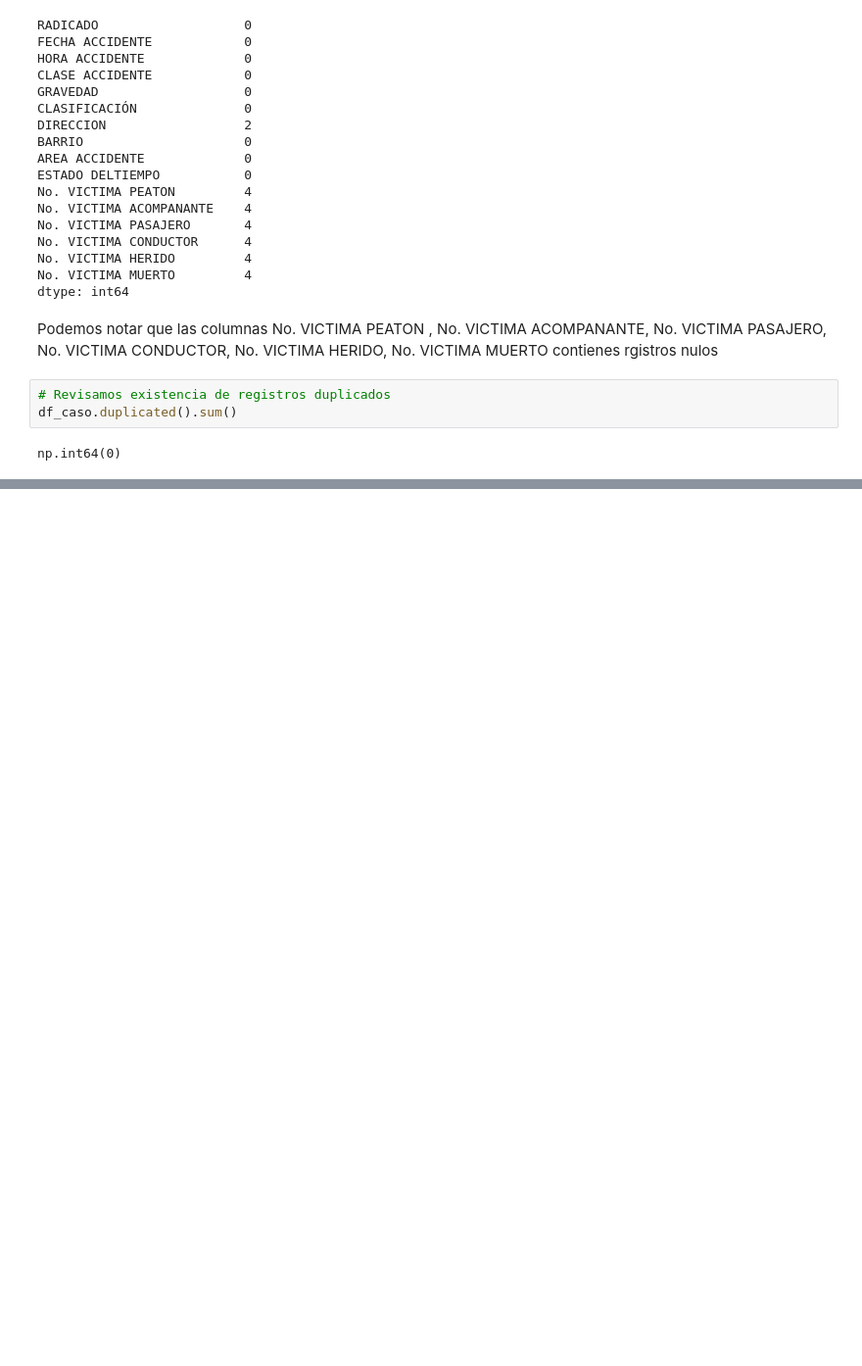
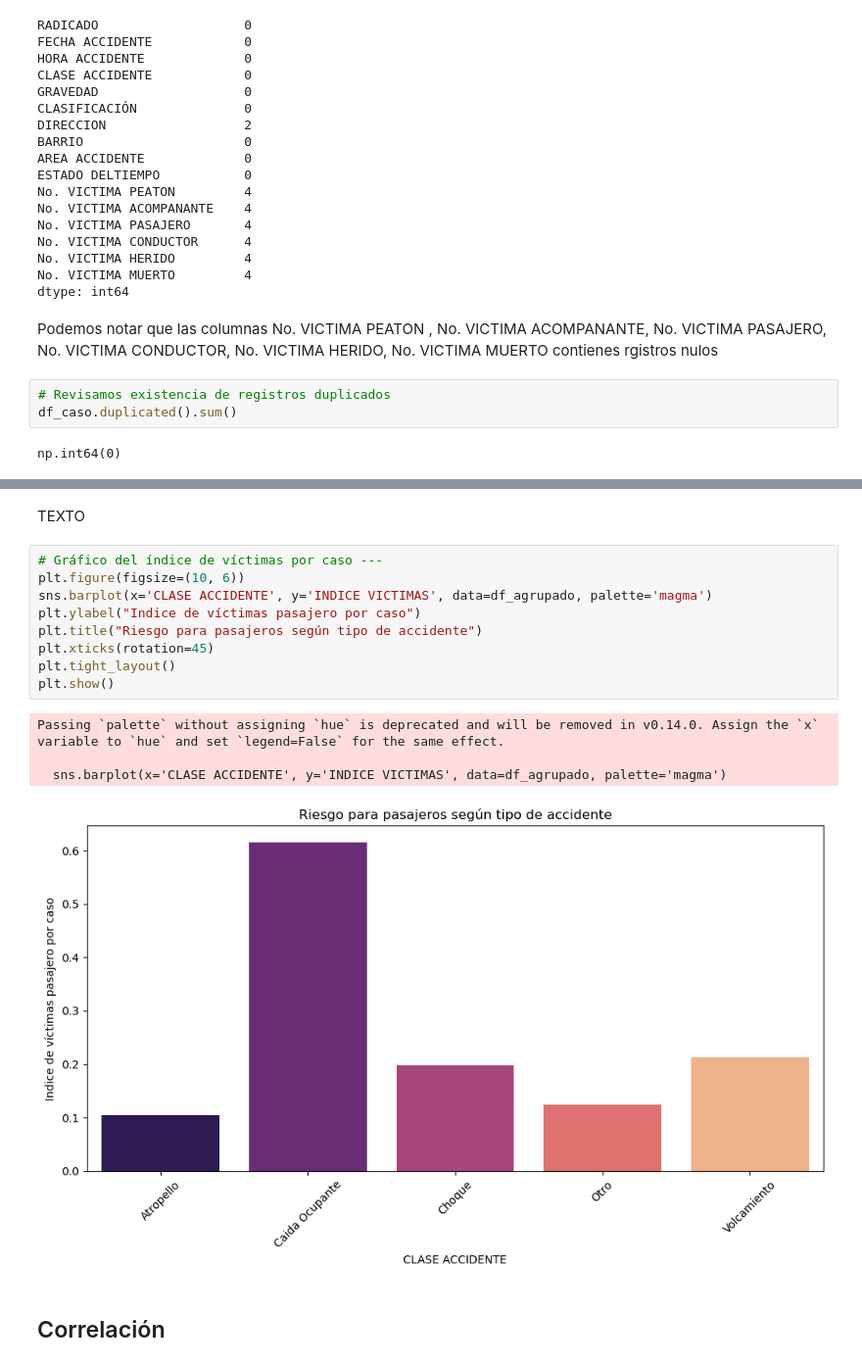
Before and after one commit to fruizga/data-analisis-bootcamp, a Jupyter notebook: analisis-cierre-curso.ipynb, the cells around one changed output, grey strips where cells are left out. Shown at 98% size. Cells and saved outputs as stored; diff of their text form; blank space fills up the shorter version.

```diff
--- a/analisis-cierre-curso.ipynb
+++ b/analisis-cierre-curso.ipynb
@@ -99,0 +292,18 @@ dtype: object
+# %% [markdown]
+TEXTO
+# %%
+# Gráfico del índice de víctimas por caso ---
+plt.figure(figsize=(10, 6))
+sns.barplot(x='CLASE ACCIDENTE', y='INDICE VICTIMAS', data=df_agrupado, palette='magma')
+plt.ylabel("Indice de víctimas pasajero por caso")
+plt.title("Riesgo para pasajeros según tipo de accidente")
+plt.xticks(rotation=45)
+plt.tight_layout()
+plt.show()
+# %% [output]
+Passing `palette` without assigning `hue` is deprecated and will be removed in v0.14.0. Assign the `x` variable to `hue` and set `legend=False` for the same effect.
+
+  sns.barplot(x='CLASE ACCIDENTE', y='INDICE VICTIMAS', data=df_agrupado, palette='magma')
+[figure, added]
+# %% [markdown]
+## Correlación
```
Also changed, not shown: parts of 26 cells of this notebook.
